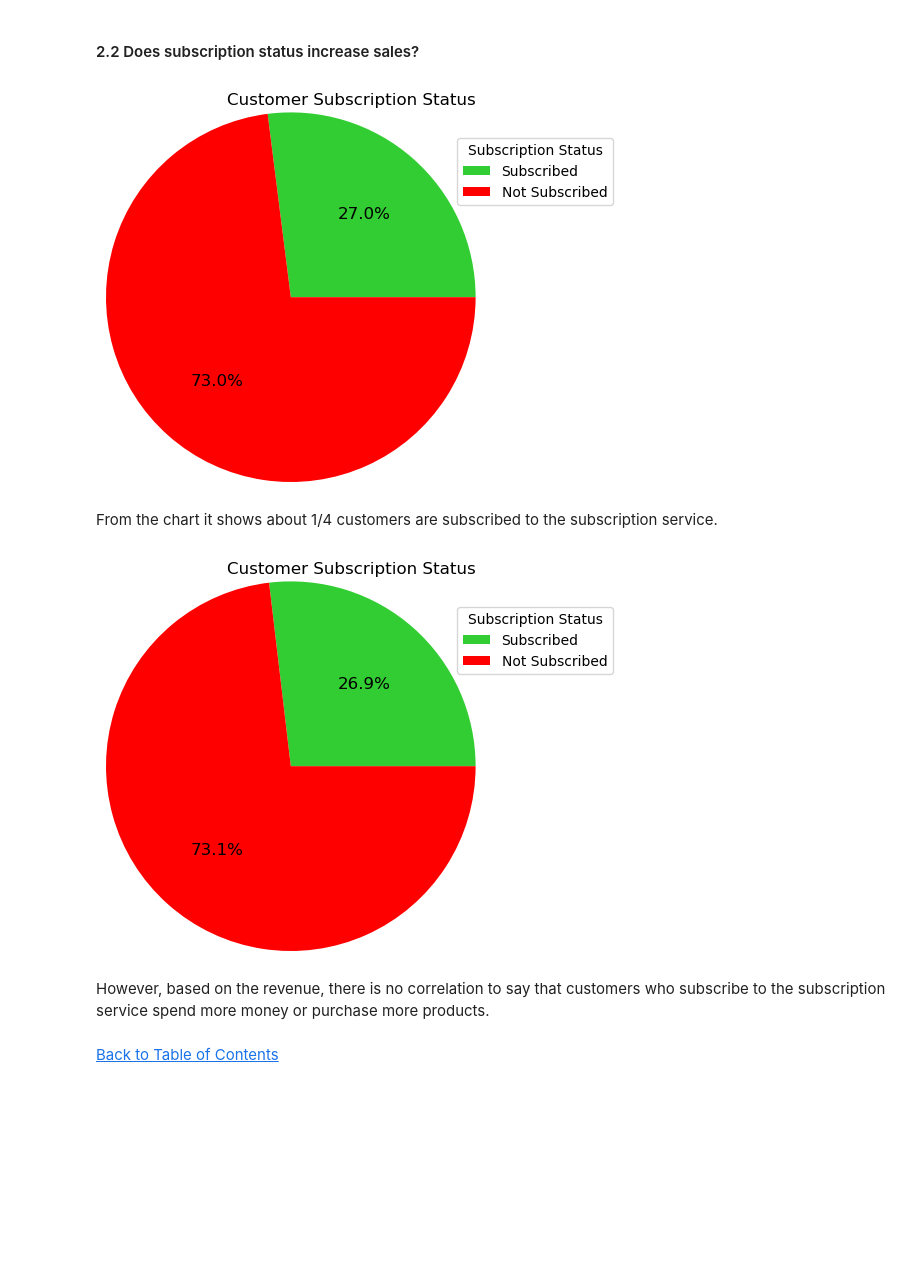
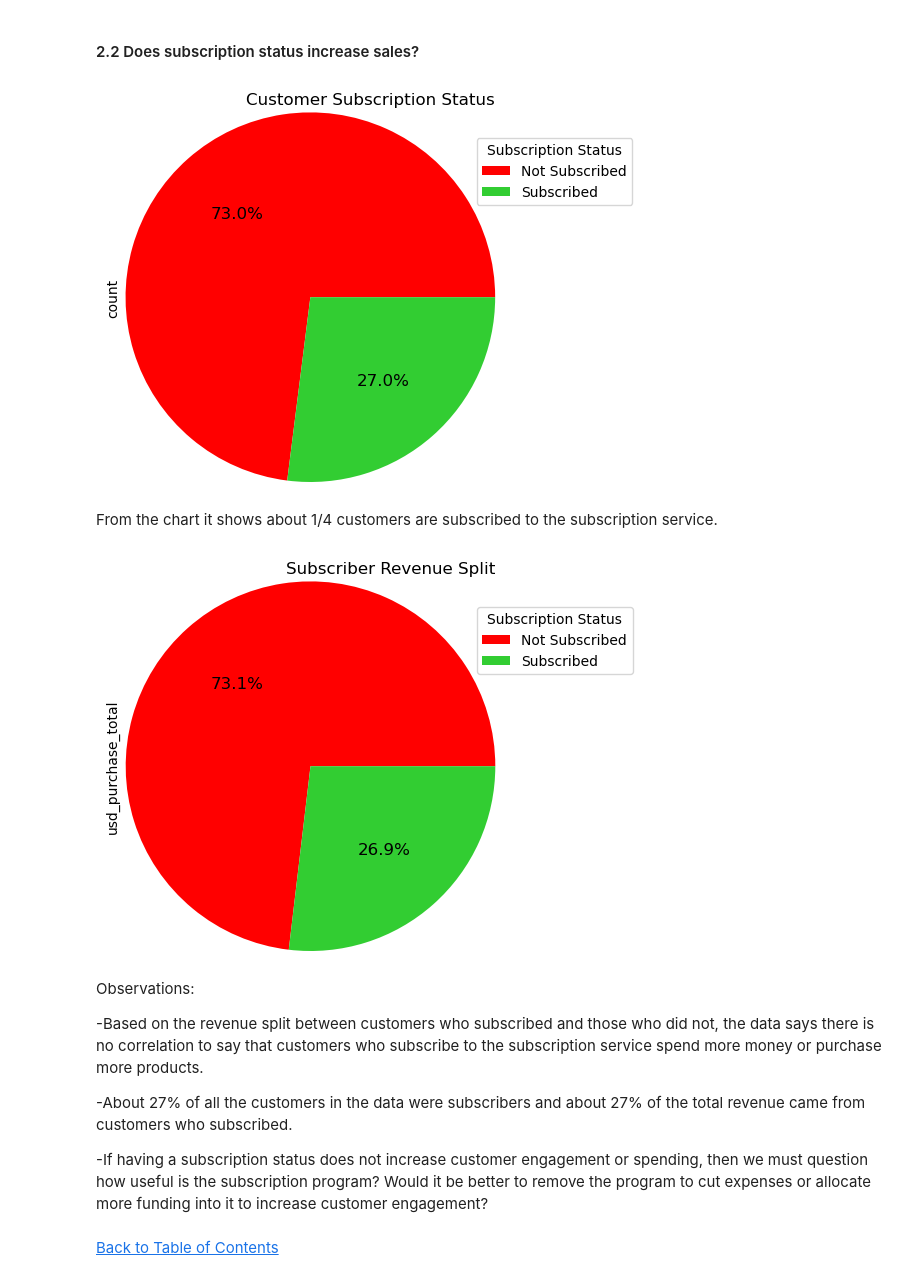
Before and after one commit to jasondo-da/shopping_behavior_analysis, a Jupyter notebook: shopping_behavior_analysis.ipynb, the cells around one changed output. Saved outputs shown, nothing was run; the diff lists cells and outputs as text; code cells hidden in the pictures; blank space fills up the shorter version.

```diff
--- a/shopping_behavior_analysis.ipynb
+++ b/shopping_behavior_analysis.ipynb
@@ -826,16 +805,19 @@ series_sub = pd.Series([yes_sub, no_sub])
 # %%
-series_sub.plot(kind='pie',
-                autopct='%1.1f%%',
-                colors=['limegreen', 'red'],
-                fontsize=12,
-                labels=['', ''],
-                radius=1.25)
+# To find the total number of subscribers we need to use value_counts
+# on the sub_status column.
+
+df['sub_status'].value_counts().plot(kind='pie',
+                                     autopct='%1.1f%%',
+                                     colors=['red', 'limegreen'],
+                                     fontsize=12,
+                                     labels=['', ''],
+                                     radius=1.25)
 plt.title('Customer Subscription Status', loc='right')
-plt.legend(['Subscribed', 'Not Subscribed'],
+plt.legend(['Not Subscribed', 'Subscribed'],
            title='Subscription Status',
            loc=[0.95,.75])
 plt.show()
 # %% [output]
-[figure, old version]
+[figure, new version]
 # %% [markdown]
 From the chart it shows about 1/4 customers are subscribed to the subscription service.
@@ -846,18 +824,27 @@ sub_rev = pd.Series([yes_sub_rev, no_sub_rev])
 # %%
-sub_rev.plot(kind='pie',
-             autopct='%1.1f%%',
-             colors=['limegreen', 'red'],
-             fontsize=12,
-             labels=['', ''],
-             radius=1.25)
-plt.title('Customer Subscription Status', loc='right')
-plt.legend(['Subscribed', 'Not Subscribed'],
+# To find the revenue generated by subscribers and non-subscribers we need to
+# group the sub_status column and total the revenue generated by each group
+
+df.groupby('sub_status')['usd_purchase_total'].sum().plot(kind='pie',
+                                                     autopct='%1.1f%%',
+                                                     colors=['red', 'limegreen'],
+                                                     fontsize=12,
+                                                     labels=['', ''],
+                                                     radius=1.25)
+plt.title('Subscriber Revenue Split', loc='right')
+plt.legend(['Not Subscribed', 'Subscribed'],
            title='Subscription Status',
            loc=[0.95,.75])
 plt.show()
 # %% [output]
-[figure, old version]
+[figure, new version]
-# %% [markdown]
-However, based on the revenue, there is no correlation to say that customers who subscribe to the subscription service spend more money or purchase more products.
+# %% [markdown]
+Observations:
+
+-Based on the revenue split between customers who subscribed and those who did not, the data says there is no correlation to say that customers who subscribe to the subscription service spend more money or purchase more products.
+
+-About 27% of all the customers in the data were subscribers and about 27% of the total revenue came from customers who subscribed.
+
+-If having a subscription status does not increase customer engagement or spending, then we must question how useful is the subscription program? Would it be better to remove the program to cut expenses or allocate more funding into it to increase customer engagement?
 # %% [markdown]
 [Back to Table of Contents](#back)
```
Also changed, not shown: parts of 48 cells of this notebook.
